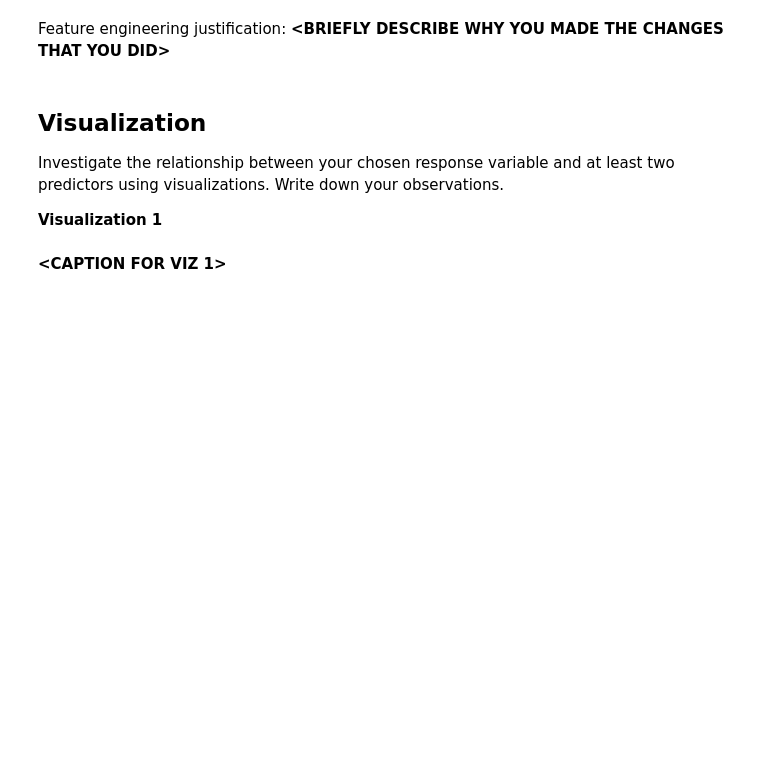
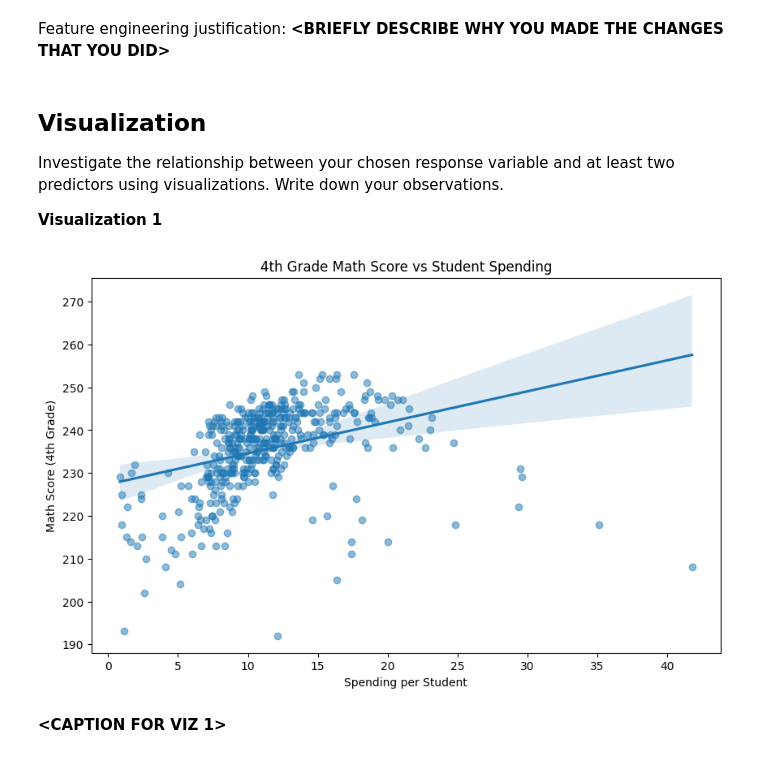
Before and after one commit to daehwanyoo/MDST-Tutorial, a Jupyter notebook: tutorial1/checkpoint1.ipynb, the cells around one changed output. Drawn from its saved outputs; the diff is of its cells as text; code cells hidden in the pictures; blank space fills up the shorter version.

```diff
--- a/tutorial1/checkpoint1.ipynb
+++ b/tutorial1/checkpoint1.ipynb
@@ -44,3 +53,8 @@ df = pd.read_csv('../data/states_edu.csv')
 You should always familiarize yourself with what each column in the dataframe represents. Read about the states_edu dataset here: https://www.kaggle.com/noriuk/us-education-datasets-unification-project
 # %% [markdown]
 Use this space to rename columns, deal with missing data, etc. _(optional)_
+# %%
+from sklearn.impute import SimpleImputer
+
+imputer = SimpleImputer(strategy='median')
+df['ENROLL'] = imputer.fit_transform(df[['ENROLL']])
@@ -108,3 +138,10 @@ NameError: name 'train_test_split' is not defined
+# %%
+df['expenditure_per_student'] = df['TOTAL_EXPENDITURE'] / df['ENROLL']
+df.sort_values(by=['STATE', 'YEAR'], inplace=True)
+df['math_4_score_diff'] = df.groupby('STATE')['AVG_MATH_4_SCORE'].diff()
+df['reading_4_score_diff'] = df.groupby('STATE')['AVG_READING_4_SCORE'].diff()
+
+df['instructional_expenditure_proportion'] = df['INSTRUCTION_EXPENDITURE'] / df['TOTAL_EXPENDITURE']
 # %% [markdown]
 Feature engineering justification: **<BRIEFLY DESCRIBE WHY YOU MADE THE CHANGES THAT YOU DID\>**
 # %% [markdown]
@@ -113,6 +150,19 @@ Feature engineering justification: **<BRIEFLY DESCRIBE WHY YOU MADE THE CHANGES
 Investigate the relationship between your chosen response variable and at least two predictors using visualizations. Write down your observations.
 
 **Visualization 1**
+# %%
+import matplotlib.pyplot as plt
+import seaborn as sns
+
+plt.figure(figsize=(10, 6))
+sns.regplot(x='expenditure_per_student', y='AVG_MATH_4_SCORE', data=df, scatter_kws={'alpha':0.5})
+plt.title('4th Grade Math Score vs Student Spending')
+plt.xlabel('Spending per Student')
+plt.ylabel('Math Score (4th Grade)')
+
+plt.show()
+# %% [output]
+[figure, added]
 # %% [markdown]
 **<CAPTION FOR VIZ 1>**
 # %% [markdown]
```
Also changed, not shown: parts of 14 cells of this notebook, 1 other file.
